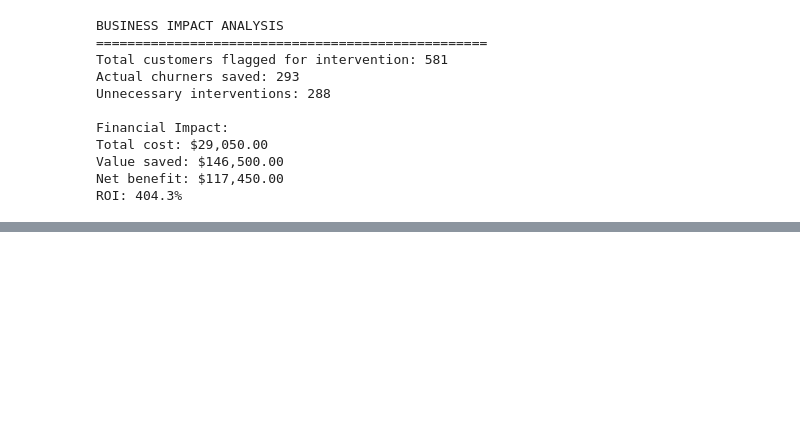
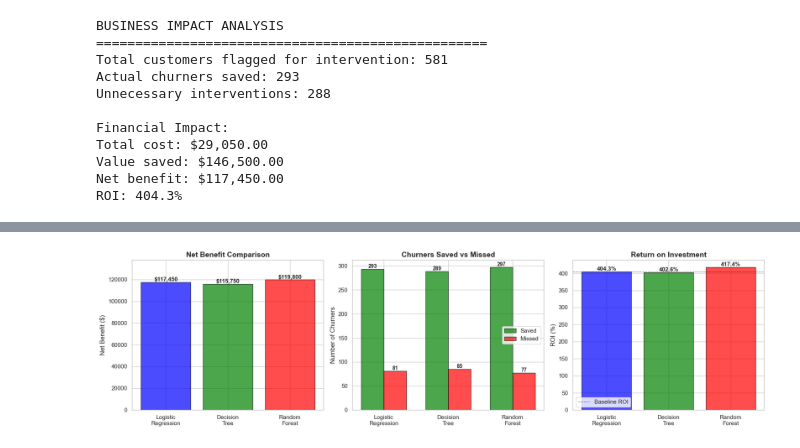
Before and after one commit to XCODESSS/Churn-Rate-Predictor, a Jupyter notebook: notebooks/eda.ipynb, the cells around one changed output, grey strips where cells are left out. Saved outputs shown, nothing was run; the diff lists cells and outputs as text; code cells hidden in the pictures; blank space fills up the shorter version.

```diff
--- a/notebooks/eda.ipynb
+++ b/notebooks/eda.ipynb
@@ -920,0 +1272,75 @@ Phase 5 will explore tree-based models to potentially improve recall while maint
+# %%
+# Cell 10: Business Impact Visualization
+models_names = ['Logistic\nRegression', 'Decision\nTree', 'Random\nForest']
+
+# Extract net benefits (remove $ and commas, convert to float)
+net_benefits = []
+for result in business_results:
+    benefit_str = result['Net Benefit'].replace('$', '').replace(',', '')
+    net_benefits.append(float(benefit_str))
+
+# Extract costs for ROI calculation
+total_costs = []
+for result in business_results:
+    cost_str = result['Total Cost'].replace('$', '').replace(',', '')
+    total_costs.append(float(cost_str))
+
+fig, axes = plt.subplots(1, 3, figsize=(18, 5))
+
+# Plot 1: Net Benefit Comparison
+colors = ['blue', 'green', 'red']
+bars1 = axes[0].bar(models_names, net_benefits, color=colors, edgecolor='black', alpha=0.7)
+axes[0].set_ylabel('Net Benefit ($)', fontsize=12)
+axes[0].set_title('Net Benefit Comparison', fontsize=14, fontweight='bold')
+axes[0].set_ylim(0, max(net_benefits) * 1.15)
+for bar, benefit in zip(bars1, net_benefits):
+    height = bar.get_height()
+    axes[0].text(bar.get_x() + bar.get_width()/2., height,
+                f'${benefit:,.0f}',
+                ha='center', va='bottom', fontsize=11, fontweight='bold')
+
+# Plot 2: Churners Saved vs Missed
+churners_saved = [tp_baseline, tp_dt, tp_rf]
+churners_missed = [fn_baseline, fn_dt, fn_rf]
+
+x_pos = np.arange(len(models_names))
+width = 0.35
+
+bars2 = axes[1].bar(x_pos - width/2, churners_saved, width, label='Saved', color='green', edgecolor='black', alpha=0.7)
+bars3 = axes[1].bar(x_pos + width/2, churners_missed, width, label='Missed', color='red', edgecolor='black', alpha=0.7)
+
+axes[1].set_ylabel('Number of Churners', fontsize=12)
+axes[1].set_title('Churners Saved vs Missed', fontsize=14, fontweight='bold')
+axes[1].set_xticks(x_pos)
+axes[1].set_xticklabels(models_names)
+axes[1].legend()
+
+for bars in [bars2, bars3]:
+    for bar in bars:
+        height = bar.get_height()
+        axes[1].text(bar.get_x() + bar.get_width()/2., height,
+                    f'{int(height)}',
+                    ha='center', va='bottom', fontsize=10, fontweight='bold')
+
+# Plot 3: ROI Comparison
+roi_values = []
+for i in range(len(net_benefits)):
+    roi = (net_benefits[i] / total_costs[i] * 100) if total_costs[i] > 0 else 0
+    roi_values.append(roi)
+
+bars4 = axes[2].bar(models_names, roi_values, color=colors, edgecolor='black', alpha=0.7)
+axes[2].set_ylabel('ROI (%)', fontsize=12)
+axes[2].set_title('Return on Investment', fontsize=14, fontweight='bold')
+axes[2].axhline(y=404.3, color='black', linestyle='--', linewidth=1, alpha=0.5, label='Baseline ROI')
+axes[2].legend()
+
+for bar, roi in zip(bars4, roi_values):
+    height = bar.get_height()
+    axes[2].text(bar.get_x() + bar.get_width()/2., height,
+                f'{roi:.1f}%',
+                ha='center', va='bottom', fontsize=11, fontweight='bold')
+
+plt.tight_layout()
+plt.show()
+# %% [output]
+[figure, added]
```
Also changed, not shown: parts of 17 cells of this notebook, 1 other file.
